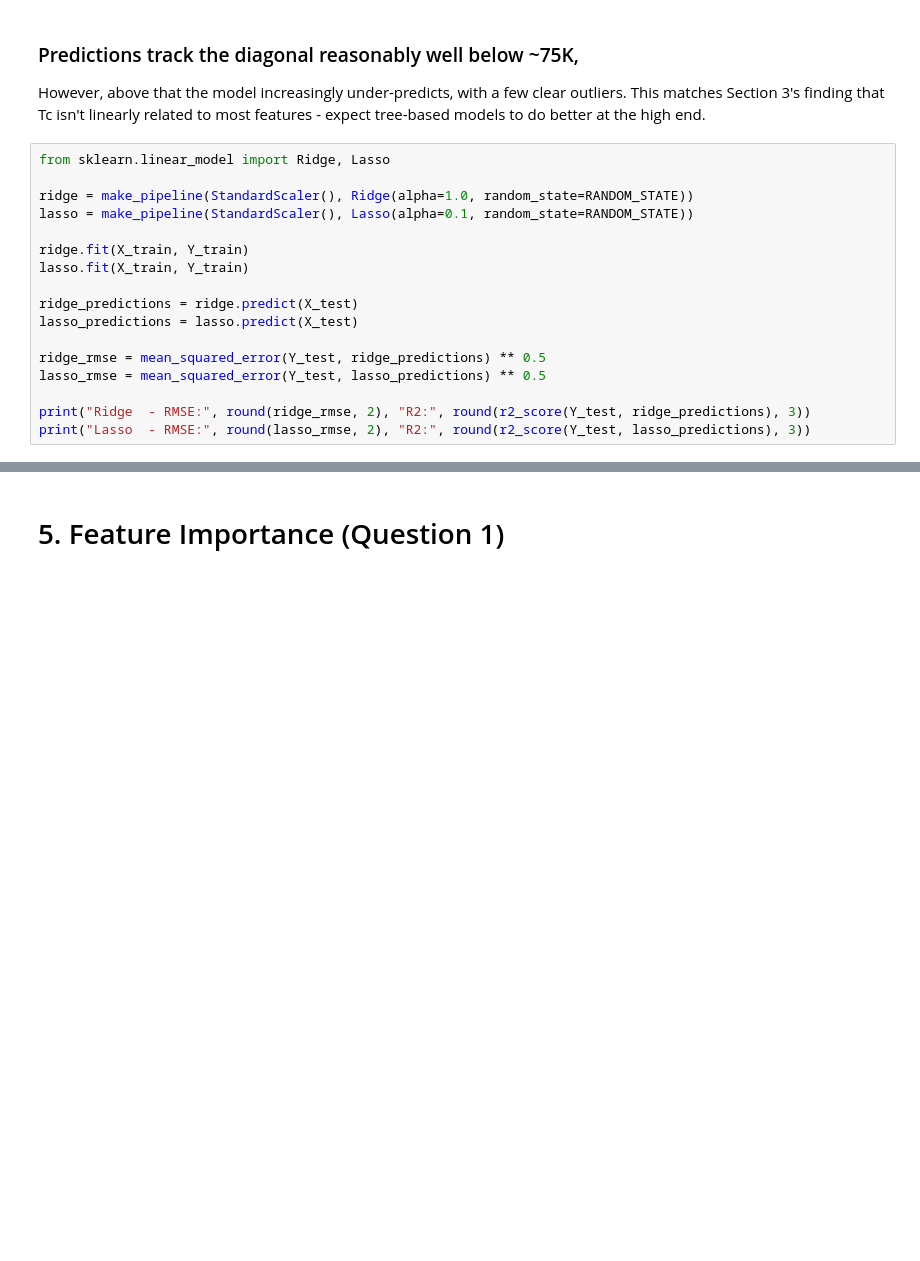
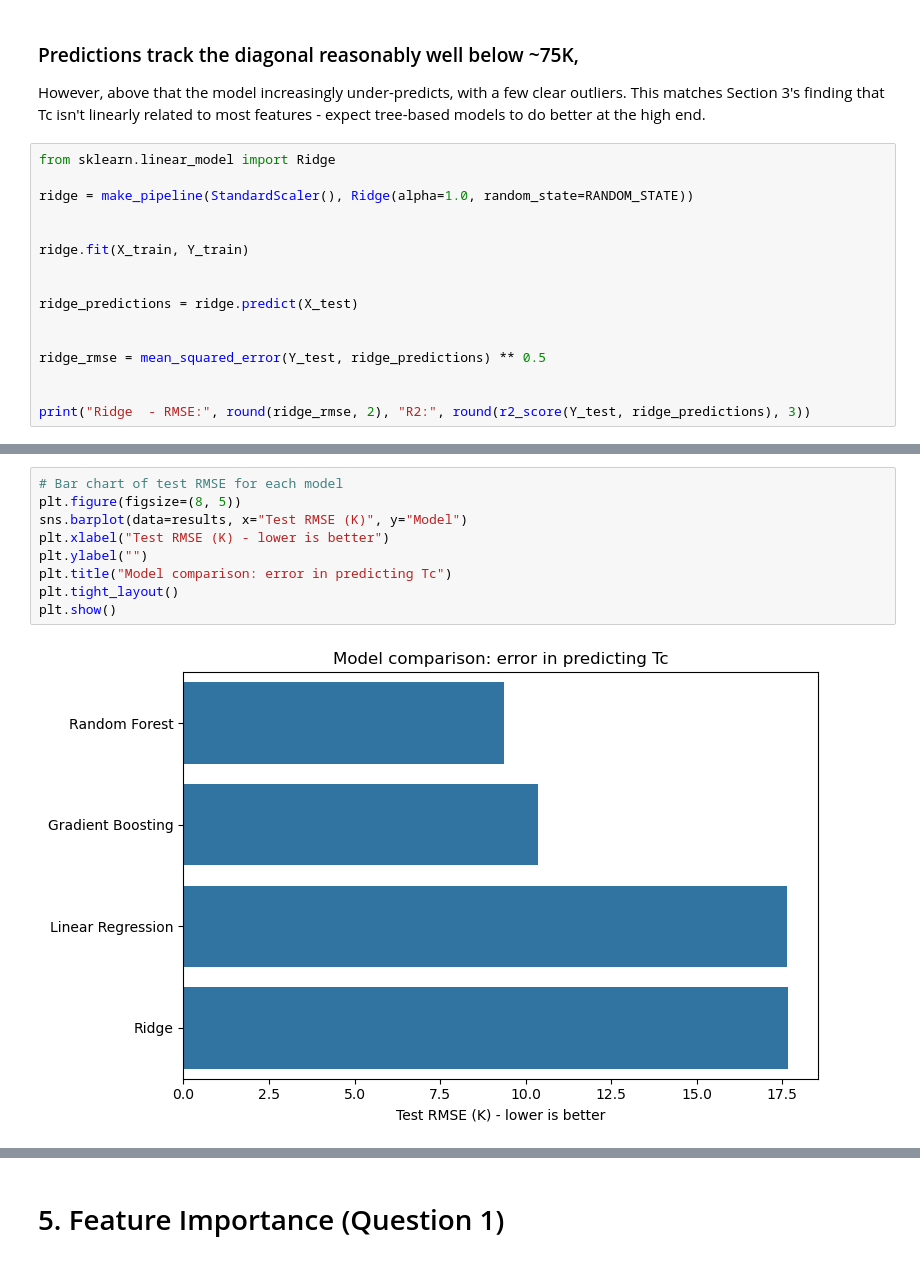
Before and after one commit to SeanCross65/Data-Analytics-Data-Mining, a Jupyter notebook: SuperConductivity.ipynb, the cells around one changed output, grey strips where cells are left out. Saved outputs shown, nothing was run; the diff lists cells and outputs as text; blank space fills up the shorter version.

Commit message:
Regression Models
2 linear (Linear Regression and Ridge) and 2 non Linear, random forest and Gradient boosting. I removed lasso because it would take to long to run and it was the worst performing one

```diff
--- a/SuperConductivity.ipynb
+++ b/SuperConductivity.ipynb
@@ -248,21 +248,20 @@ However, above that the model increasingly under-predicts, with a few clear outl
 matches Section 3's finding that Tc isn't linearly related to most features -
 expect tree-based models to do better at the high end.
 # %%
-from sklearn.linear_model import Ridge, Lasso
+from sklearn.linear_model import Ridge
 
 ridge = make_pipeline(StandardScaler(), Ridge(alpha=1.0, random_state=RANDOM_STATE))
-lasso = make_pipeline(StandardScaler(), Lasso(alpha=0.1, random_state=RANDOM_STATE))
+
 
 ridge.fit(X_train, Y_train)
-lasso.fit(X_train, Y_train)
+
 
 ridge_predictions = ridge.predict(X_test)
-lasso_predictions = lasso.predict(X_test)
+
 
 ridge_rmse = mean_squared_error(Y_test, ridge_predictions) ** 0.5
-lasso_rmse = mean_squared_error(Y_test, lasso_predictions) ** 0.5
+
 
 print("Ridge  - RMSE:", round(ridge_rmse, 2), "R2:", round(r2_score(Y_test, ridge_predictions), 3))
-print("Lasso  - RMSE:", round(lasso_rmse, 2), "R2:", round(r2_score(Y_test, lasso_predictions), 3))
 # %% [output]
 Ridge  - RMSE: 17.66 R2: 0.735
@@ -269,0 +322,11 @@ Lasso  - RMSE: 18.45 R2: 0.711
+# %%
+# Bar chart of test RMSE for each model
+plt.figure(figsize=(8, 5))
+sns.barplot(data=results, x="Test RMSE (K)", y="Model")
+plt.xlabel("Test RMSE (K) - lower is better")
+plt.ylabel("")
+plt.title("Model comparison: error in predicting Tc")
+plt.tight_layout()
+plt.show()
+# %% [output]
+[figure, added]
```
Also changed, not shown: parts of 5 cells of this notebook.
